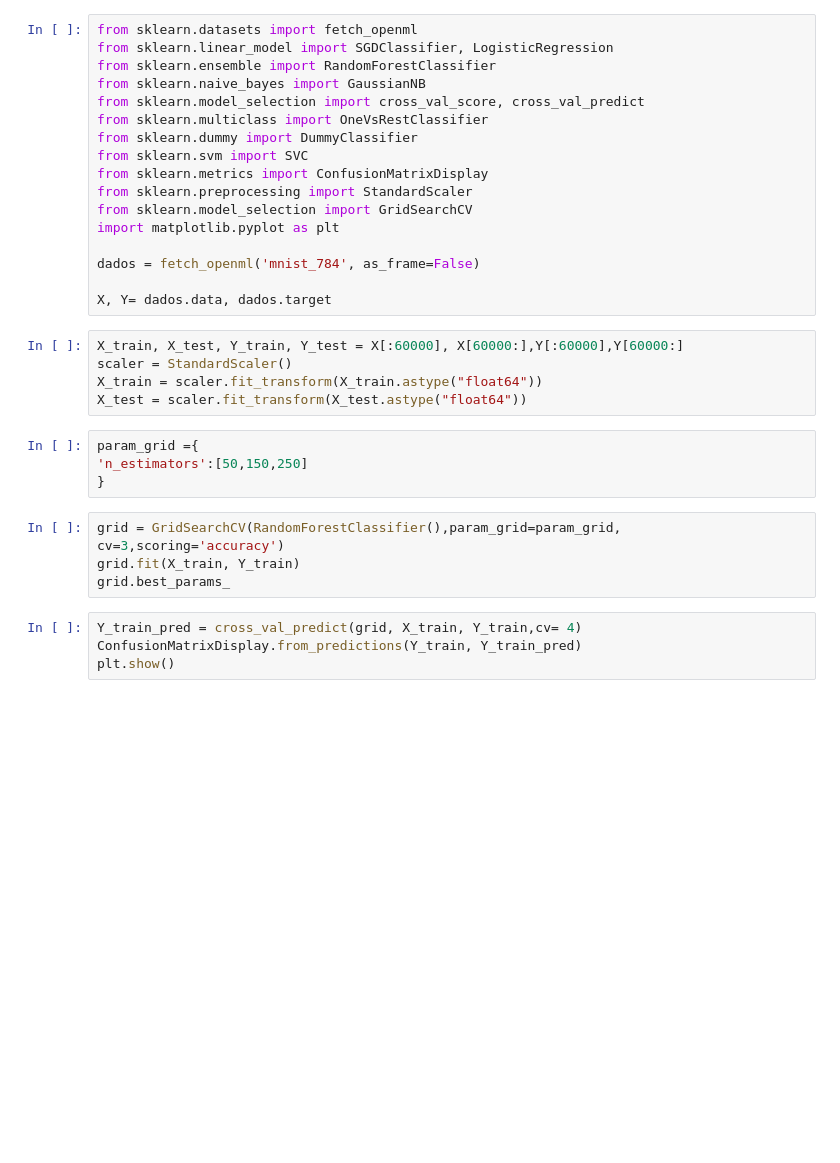
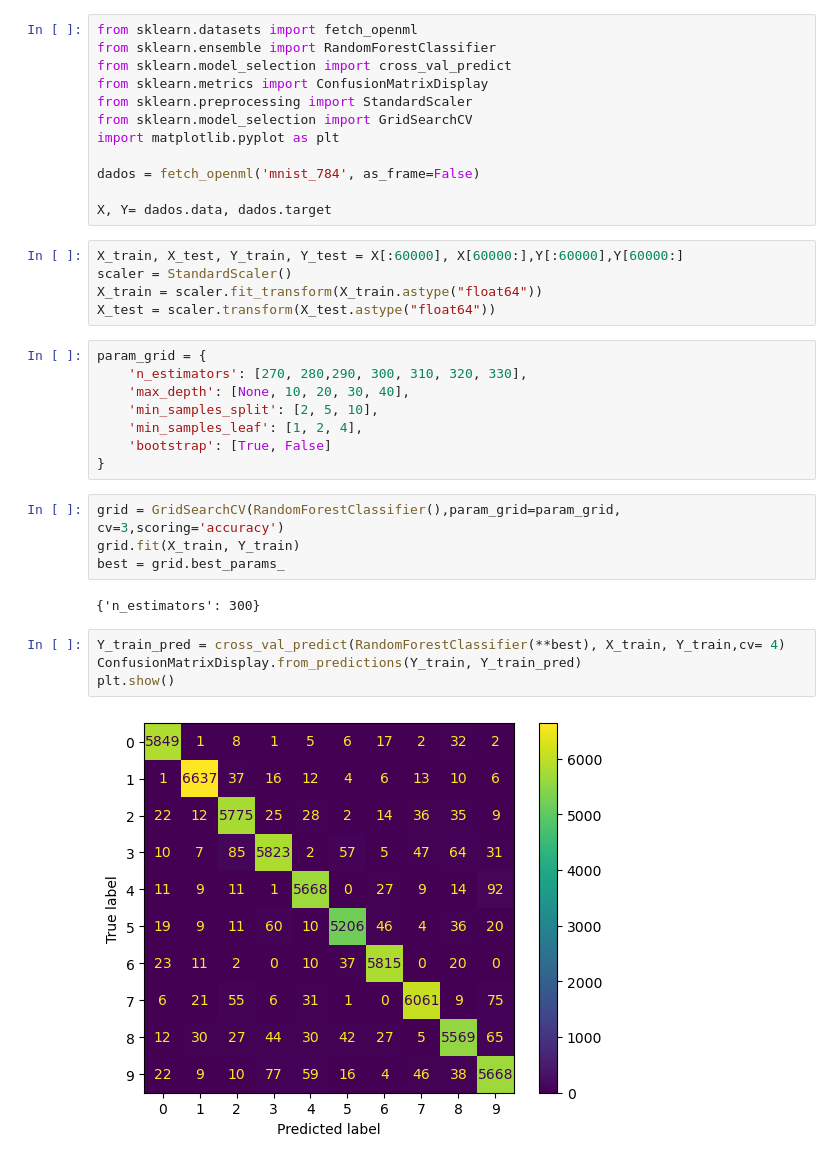
Before and after one commit to Marcelo7542/Handwritten-digits-classifier, a Jupyter notebook: Mnist-RFC.ipynb, the cells around one changed output. Saved outputs shown, nothing was run; the diff lists cells and outputs as text; blank space fills up the shorter version.

```diff
--- a/Mnist-RFC.ipynb
+++ b/Mnist-RFC.ipynb
@@ -1,12 +1,7 @@
 # %%
 from sklearn.datasets import fetch_openml
-from sklearn.linear_model import SGDClassifier, LogisticRegression
 from sklearn.ensemble import RandomForestClassifier
-from sklearn.naive_bayes import GaussianNB
-from sklearn.model_selection import cross_val_score, cross_val_predict
-from sklearn.multiclass import OneVsRestClassifier
-from sklearn.dummy import DummyClassifier
-from sklearn.svm import SVC
+from sklearn.model_selection import cross_val_predict
 from sklearn.metrics import ConfusionMatrixDisplay
 from sklearn.preprocessing import StandardScaler
 from sklearn.model_selection import GridSearchCV
@@ -19,17 +14,25 @@ X, Y= dados.data, dados.target
 X_train, X_test, Y_train, Y_test = X[:60000], X[60000:],Y[:60000],Y[60000:]
 scaler = StandardScaler()
 X_train = scaler.fit_transform(X_train.astype("float64"))
-X_test = scaler.fit_transform(X_test.astype("float64"))
+X_test = scaler.transform(X_test.astype("float64"))
 # %%
-param_grid ={
-'n_estimators':[50,150,250]
+param_grid = {
+    'n_estimators': [270, 280,290, 300, 310, 320, 330],
+    'max_depth': [None, 10, 20, 30, 40],
+    'min_samples_split': [2, 5, 10],
+    'min_samples_leaf': [1, 2, 4],
+    'bootstrap': [True, False]
 }
 # %%
 grid = GridSearchCV(RandomForestClassifier(),param_grid=param_grid, cv=3,scoring='accuracy')
 grid.fit(X_train, Y_train)
-grid.best_params_
+best = grid.best_params_
+# %% [output]
+{'n_estimators': 300}
 # %%
-Y_train_pred = cross_val_predict(grid, X_train, Y_train,cv= 4)
+Y_train_pred = cross_val_predict(RandomForestClassifier(**best), X_train, Y_train,cv= 4)
 ConfusionMatrixDisplay.from_predictions(Y_train, Y_train_pred)
 plt.show()
+# %% [output]
+[figure, added]
 # %%
```
Also changed, not shown: parts of 4 cells of this notebook, 4 other files.
